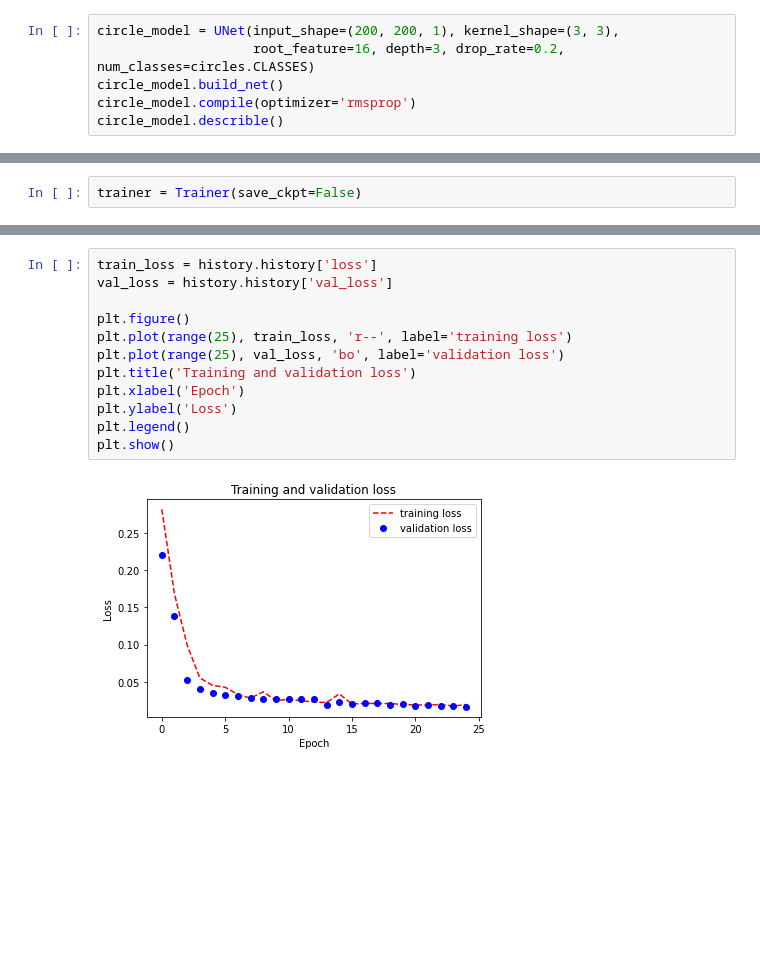
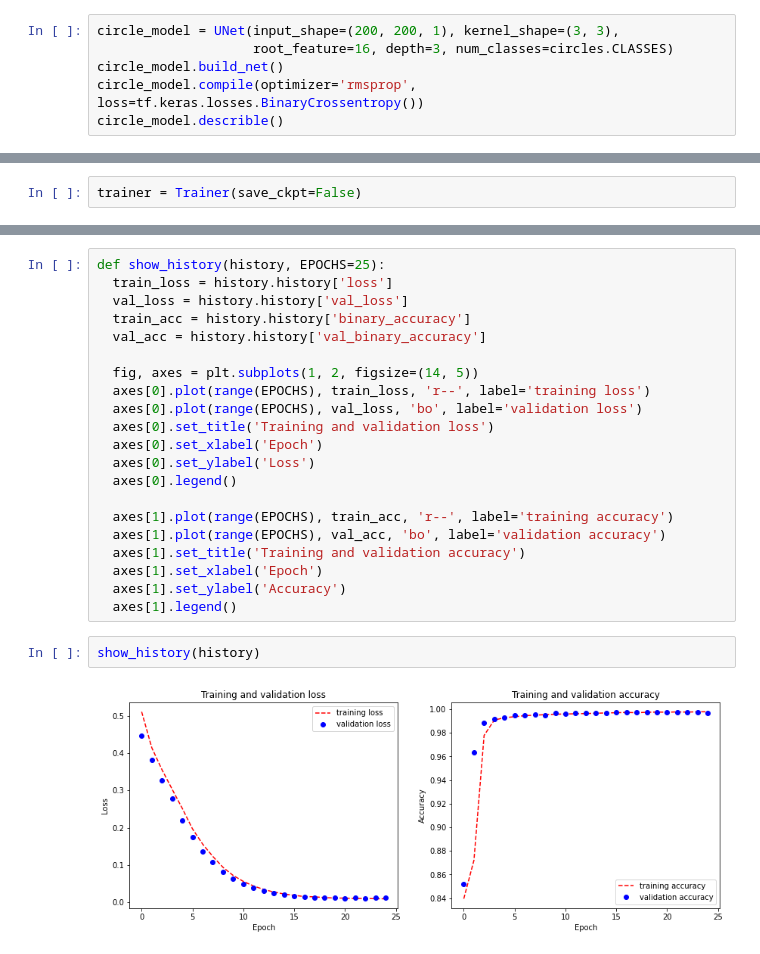
Before and after one commit to phylsix/dOD, a Jupyter notebook: notebooks/tf_circles.ipynb, the cells around one changed output, grey strips where cells are left out. Cells and saved outputs as stored; diff of their text form; blank space fills up the shorter version.

Commit message:
update circle nb

```diff
--- a/notebooks/tf_circles.ipynb
+++ b/notebooks/tf_circles.ipynb
@@ -15,9 +17,9 @@ from dOD.tf_model.trainer import Trainer
 from dOD.tf_model.layers import crop_image_labels_to_shape
 # %%
 circle_model = UNet(input_shape=(200, 200, 1), kernel_shape=(3, 3),
-                    root_feature=16, depth=3, drop_rate=0.2, num_classes=circles.CLASSES)
+                    root_feature=16, depth=3, num_classes=circles.CLASSES)
 circle_model.build_net()
-circle_model.compile(optimizer='rmsprop')
+circle_model.compile(optimizer='rmsprop', loss=tf.keras.losses.BinaryCrossentropy())
 circle_model.describle()
 # %% [output]
 -------- input shape: (None, 200, 200, 1)
@@ -81,14 +83,25 @@ for i, x in enumerate(['image', 'mask', 'prediction']):
-# %%
-train_loss = history.history['loss']
-val_loss = history.history['val_loss']
-
-plt.figure()
-plt.plot(range(25), train_loss, 'r--', label='training loss')
-plt.plot(range(25), val_loss, 'bo', label='validation loss')
-plt.title('Training and validation loss')
-plt.xlabel('Epoch')
-plt.ylabel('Loss')
-plt.legend()
-plt.show()
-# %% [output]
-[figure, removed]
+# %%
+def show_history(history, EPOCHS=25):
+  train_loss = history.history['loss']
+  val_loss = history.history['val_loss']
+  train_acc = history.history['binary_accuracy']
+  val_acc = history.history['val_binary_accuracy']
+
+  fig, axes = plt.subplots(1, 2, figsize=(14, 5))
+  axes[0].plot(range(EPOCHS), train_loss, 'r--', label='training loss')
+  axes[0].plot(range(EPOCHS), val_loss, 'bo', label='validation loss')
+  axes[0].set_title('Training and validation loss')
+  axes[0].set_xlabel('Epoch')
+  axes[0].set_ylabel('Loss')
+  axes[0].legend()
+
+  axes[1].plot(range(EPOCHS), train_acc, 'r--', label='training accuracy')
+  axes[1].plot(range(EPOCHS), val_acc, 'bo', label='validation accuracy')
+  axes[1].set_title('Training and validation accuracy')
+  axes[1].set_xlabel('Epoch')
+  axes[1].set_ylabel('Accuracy')
+  axes[1].legend()
+# %%
+show_history(history)
+# %% [output]
+[figure, added]
```
Also changed, not shown: parts of 5 cells of this notebook.
